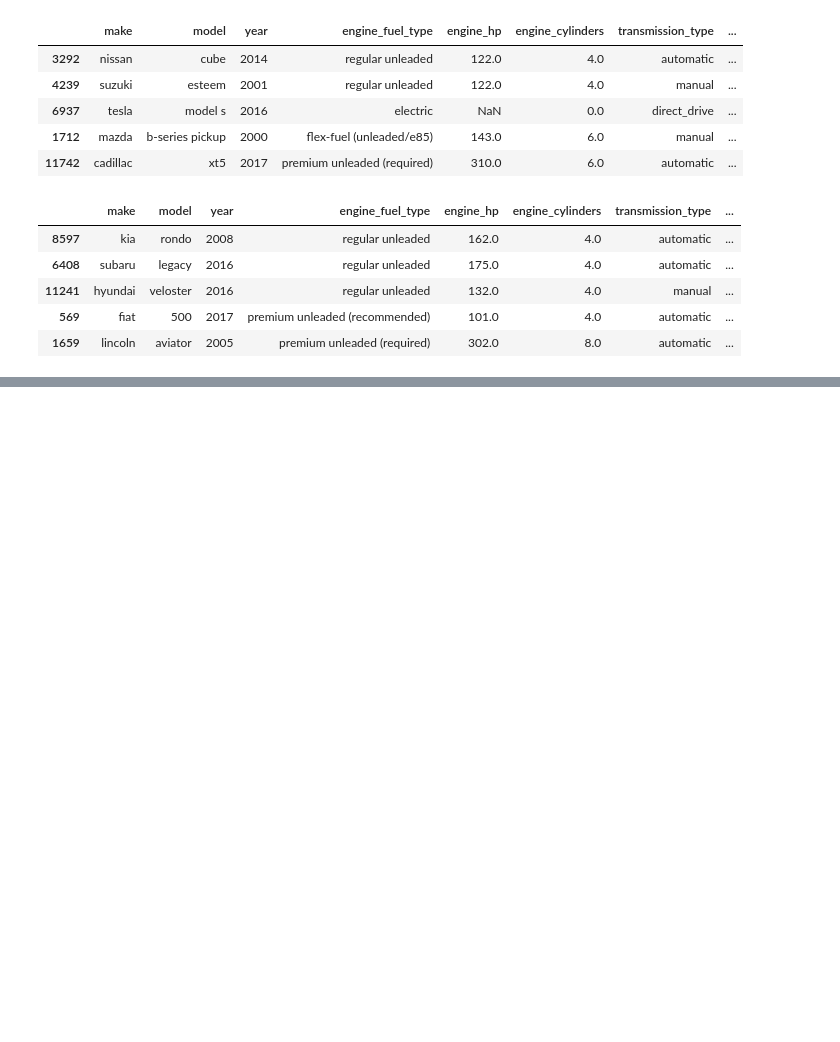
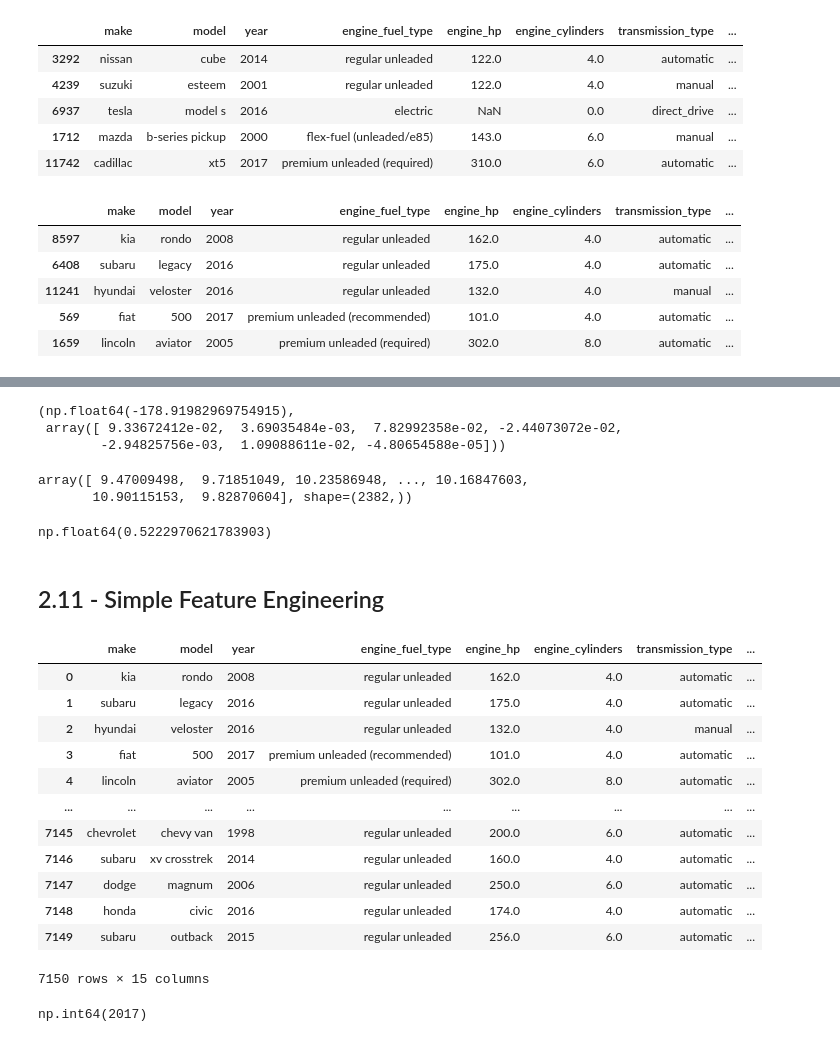
Before and after one commit to Owen-OS/ml-zoomcamp, a Jupyter notebook: 02 - Regression/Car Prediction Model.ipynb, the cells around one changed output, grey strips where cells are left out. Drawn from its saved outputs; the diff is of its cells as text; code cells hidden in the pictures; blank space fills up the shorter version.

```diff
--- a/02 - Regression/Car Prediction Model.ipynb
+++ b/02 - Regression/Car Prediction Model.ipynb
@@ -308,0 +602,49 @@ del X_test["msrp"]
+# %%
+# Training the model, using only training data
+X_train_data = prepare_X(X_train, base)
+X_train_data
+
+w0, w = train_linear_regression(X_train_data, y_train)
+
+w0, w
+# %% [output]
+(np.float64(-178.91982969754915),
+ array([ 9.33672412e-02,  3.69035484e-03,  7.82992358e-02, -2.44073072e-02,
+        -2.94825756e-03,  1.09088611e-02, -4.80654588e-05]))
+# %%
+# Get the predictions of the Validation Data
+X_val_data = prepare_X(X_val, base)
+y_pred = w0 + X_val_data.dot(w)
+
+y_pred
+# %% [output]
+array([ 9.47009498,  9.71851049, 10.23586948, ..., 10.16847603,
+       10.90115153,  9.82870604], shape=(2382,))
+# %%
+rmse(y_val, y_pred)
+# %% [output]
+np.float64(0.5222970621783903)
+# %% [markdown]
+## 2.11 - Simple Feature Engineering
+# %%
+X_train
+# %% [output]
+|  | make | model | year | engine_fuel_type | engine_hp | engine_cylinders | transmission_type | ... |
+| 0 | kia | rondo | 2008 | regular unleaded | 162.0 | 4.0 | automatic | ... |
+| 1 | subaru | legacy | 2016 | regular unleaded | 175.0 | 4.0 | automatic | ... |
+| 2 | hyundai | veloster | 2016 | regular unleaded | 132.0 | 4.0 | manual | ... |
+| 3 | fiat | 500 | 2017 | premium unleaded (recommended) | 101.0 | 4.0 | automatic | ... |
+| 4 | lincoln | aviator | 2005 | premium unleaded (required) | 302.0 | 8.0 | automatic | ... |
+| ... | ... | ... | ... | ... | ... | ... | ... | ... |
+| 7145 | chevrolet | chevy van | 1998 | regular unleaded | 200.0 | 6.0 | automatic | ... |
+| 7146 | subaru | xv crosstrek | 2014 | regular unleaded | 160.0 | 4.0 | automatic | ... |
+| 7147 | dodge | magnum | 2006 | regular unleaded | 250.0 | 6.0 | automatic | ... |
+| 7148 | honda | civic | 2016 | regular unleaded | 174.0 | 4.0 | automatic | ... |
+| 7149 | subaru | outback | 2015 | regular unleaded | 256.0 | 6.0 | automatic | ... |
+7150 rows × 15 columns
+# %%
+base = ["engine_hp", "engine_cylinders", "number_of_doors", "highway_mpg", "city_mpg", "popularity"]
+cur_year = X_train.year.max()
+cur_year
+# %% [output]
+np.int64(2017)
```
Also changed, not shown: parts of 73 cells of this notebook.
